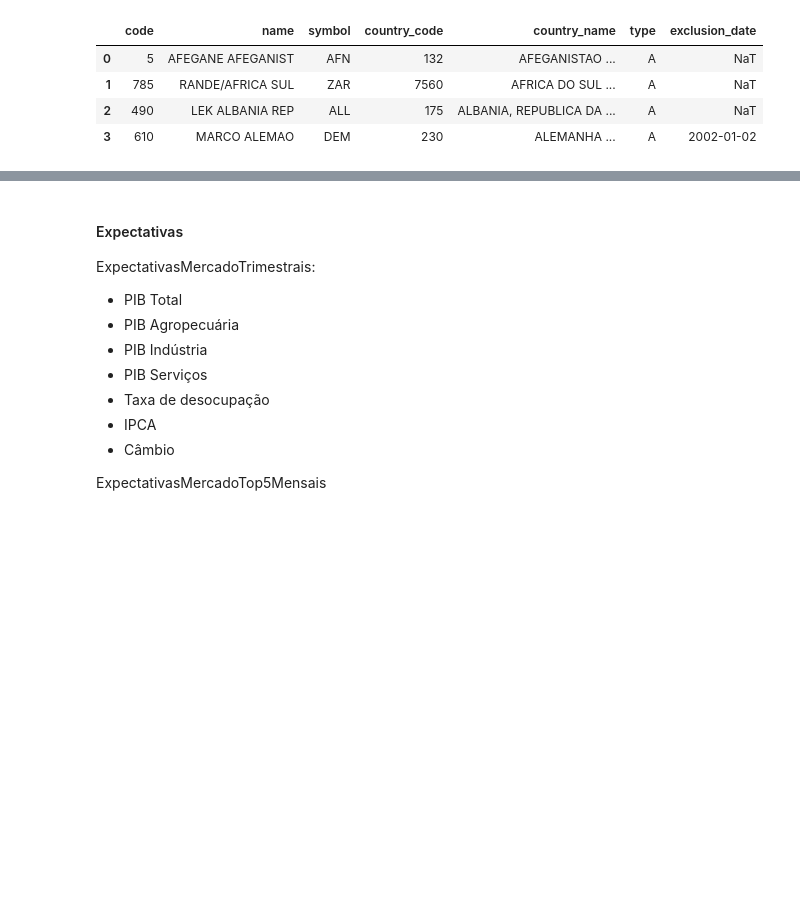
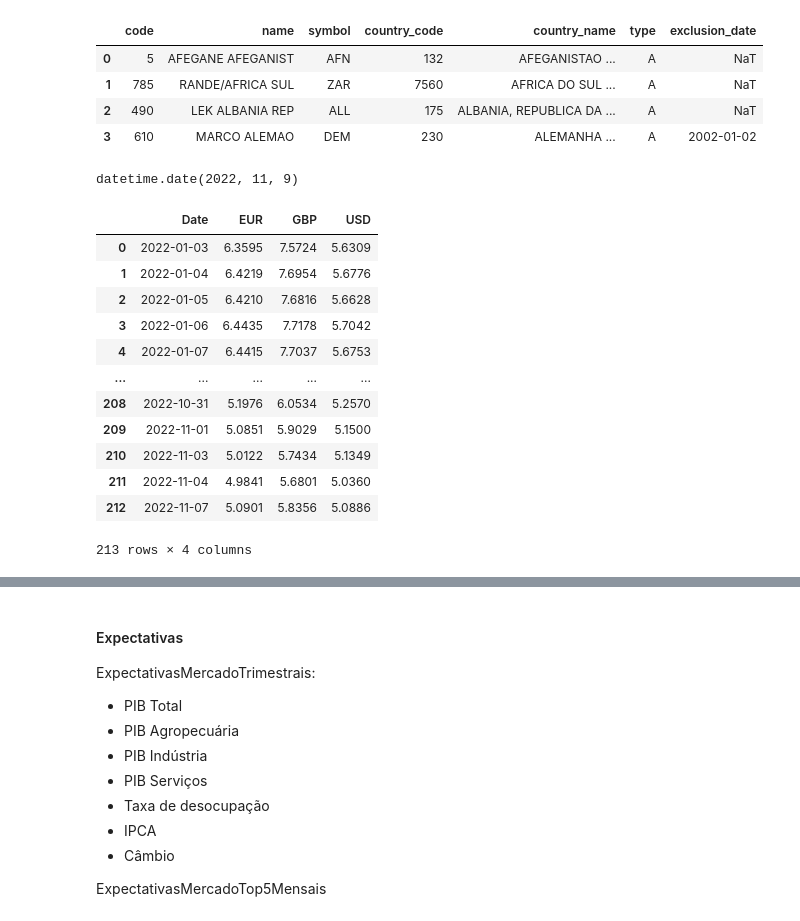
Before and after one commit to tharikf/WebApp_Cenario_Macroeconomico_Brasileiro, a Jupyter notebook: bacen.ipynb, the cells around one changed output, grey strips where cells are left out. Cells and saved outputs as stored; diff of their text form; code cells hidden in the pictures; blank space fills up the shorter version.

```diff
--- a/bacen.ipynb
+++ b/bacen.ipynb
@@ -52,4 +191,7 @@ df_moedas.head(4)
 | 2 | 490 | LEK ALBANIA REP | ALL | 175 | ALBANIA, REPUBLICA DA ... | A | NaT |
 | 3 | 610 | MARCO ALEMAO | DEM | 230 | ALEMANHA ... | A | 2002-01-02 |
 # %%
-hoje = datetime.date.today()
+hoje = datetime.date.today() + datetime.timedelta(days = 1)
+hoje
+# %% [output]
+datetime.date(2022, 11, 9)
@@ -57,0 +205,16 @@ moedas = currency.get(['USD', 'EUR', 'GBP'], start = '2010-01-01', end = hoje)
+# %%
+moedas
+# %% [output]
+|  | Date | EUR | GBP | USD |
+| 0 | 2022-01-03 | 6.3595 | 7.5724 | 5.6309 |
+| 1 | 2022-01-04 | 6.4219 | 7.6954 | 5.6776 |
+| 2 | 2022-01-05 | 6.4210 | 7.6816 | 5.6628 |
+| 3 | 2022-01-06 | 6.4435 | 7.7178 | 5.7042 |
+| 4 | 2022-01-07 | 6.4415 | 7.7037 | 5.6753 |
+| ... | ... | ... | ... | ... |
+| 208 | 2022-10-31 | 5.1976 | 6.0534 | 5.2570 |
+| 209 | 2022-11-01 | 5.0851 | 5.9029 | 5.1500 |
+| 210 | 2022-11-03 | 5.0122 | 5.7434 | 5.1349 |
+| 211 | 2022-11-04 | 4.9841 | 5.6801 | 5.0360 |
+| 212 | 2022-11-07 | 5.0901 | 5.8356 | 5.0886 |
+213 rows × 4 columns
```
Also changed, not shown: parts of 28 cells of this notebook, 1 other file.
